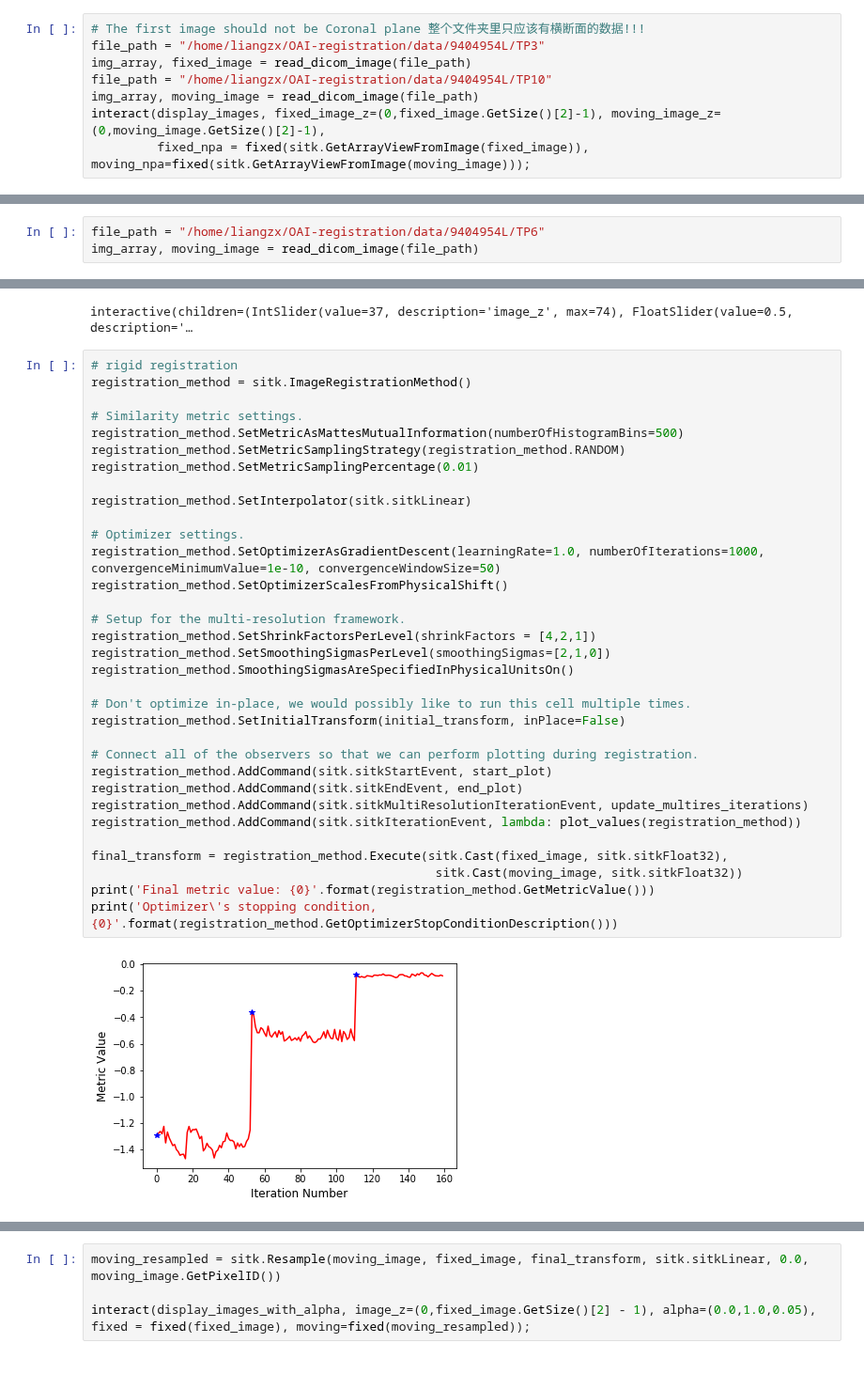
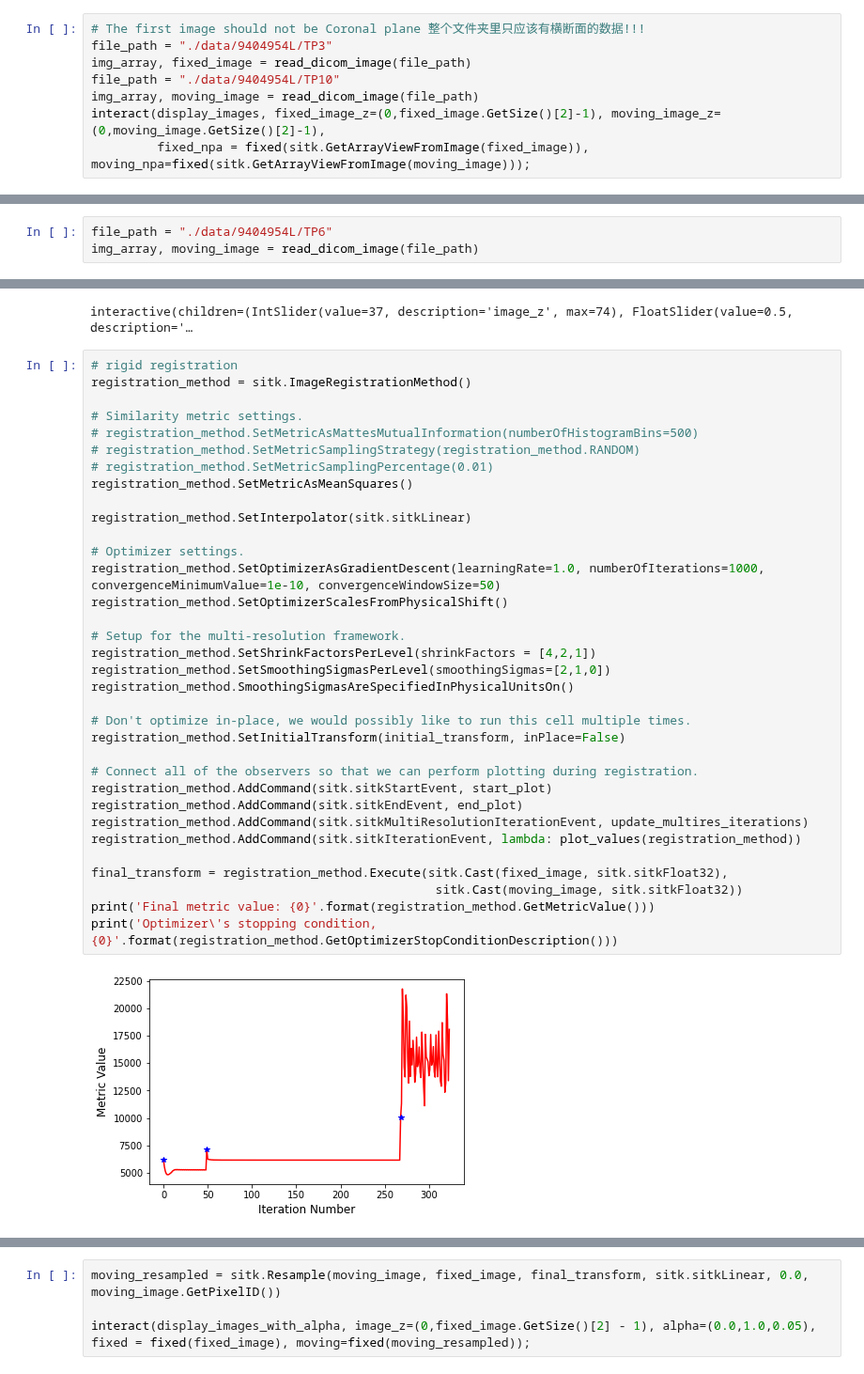
Before and after one commit to Liang-ZX/OAI-registration, a Jupyter notebook: Registration_try.ipynb, the cells around one changed output, grey strips where cells are left out. Shown at 94% size. Drawn from its saved outputs; the diff is of its cells as text.

Commit message:
thresh method

```diff
--- a/Registration_try.ipynb
+++ b/Registration_try.ipynb
@@ -361,8 +369,8 @@ def read_dicom_image(file_path):
 # %%
 # The first image should not be Coronal plane 整个文件夹里只应该有横断面的数据!!!
-file_path = "/home/liangzx/OAI-registration/data/9404954L/TP3"
+file_path = "./data/9404954L/TP3"
 img_array, fixed_image = read_dicom_image(file_path)
-file_path = "/home/liangzx/OAI-registration/data/9404954L/TP10"
+file_path = "./data/9404954L/TP10"
 img_array, moving_image = read_dicom_image(file_path)
 interact(display_images, fixed_image_z=(0,fixed_image.GetSize()[2]-1), moving_image_z=(0,moving_image.GetSize()[2]-1),
          fixed_npa = fixed(sitk.GetArrayViewFromImage(fixed_image)), moving_npa=fixed(sitk.GetArrayViewFromImage(moving_image)));
@@ -373,7 +381,7 @@ size = (384, 384, 75)
 size = (384, 384, 75)
 interactive(children=(IntSlider(value=37, description='fixed_image_z', max=74), IntSlider(value=37, descriptio…
 # %%
-file_path = "/home/liangzx/OAI-registration/data/9404954L/TP6"
+file_path = "./data/9404954L/TP6"
 img_array, moving_image = read_dicom_image(file_path)
 # %% [output]
 75
@@ -434,34 +463,35 @@ interactive(children=(IntSlider(value=37, description='image_z', max=74), FloatS
 # rigid registration
 registration_method = sitk.ImageRegistrationMethod()
 
 # Similarity metric settings.
-registration_method.SetMetricAsMattesMutualInformation(numberOfHistogramBins=500)
-registration_method.SetMetricSamplingStrategy(registration_method.RANDOM)
-registration_method.SetMetricSamplingPercentage(0.01)
+# registration_method.SetMetricAsMattesMutualInformation(numberOfHistogramBins=500)
+# registration_method.SetMetricSamplingStrategy(registration_method.RANDOM)
+# registration_method.SetMetricSamplingPercentage(0.01)
+registration_method.SetMetricAsMeanSquares()
 
 registration_method.SetInterpolator(sitk.sitkLinear)
 
 # Optimizer settings.
 registration_method.SetOptimizerAsGradientDescent(learningRate=1.0, numberOfIterations=1000, convergenceMinimumValue=1e-10, convergenceWindowSize=50)
 registration_method.SetOptimizerScalesFromPhysicalShift()
 
 # Setup for the multi-resolution framework.
 registration_method.SetShrinkFactorsPerLevel(shrinkFactors = [4,2,1])
 registration_method.SetSmoothingSigmasPerLevel(smoothingSigmas=[2,1,0])
 registration_method.SmoothingSigmasAreSpecifiedInPhysicalUnitsOn()
 
 # Don't optimize in-place, we would possibly like to run this cell multiple times.
 registration_method.SetInitialTransform(initial_transform, inPlace=False)
 
 # Connect all of the observers so that we can perform plotting during registration.
 registration_method.AddCommand(sitk.sitkStartEvent, start_plot)
 registration_method.AddCommand(sitk.sitkEndEvent, end_plot)
 registration_method.AddCommand(sitk.sitkMultiResolutionIterationEvent, update_multires_iterations)
 registration_method.AddCommand(sitk.sitkIterationEvent, lambda: plot_values(registration_method))
 
 final_transform = registration_method.Execute(sitk.Cast(fixed_image, sitk.sitkFloat32),
                                                sitk.Cast(moving_image, sitk.sitkFloat32))
 print('Final metric value: {0}'.format(registration_method.GetMetricValue()))
 print('Optimizer\'s stopping condition, {0}'.format(registration_method.GetOptimizerStopConditionDescription()))
 # %% [output]
-[figure, old version]
+[figure, new version]
```
Also changed, not shown: parts of 13 cells of this notebook, 4 other files.
